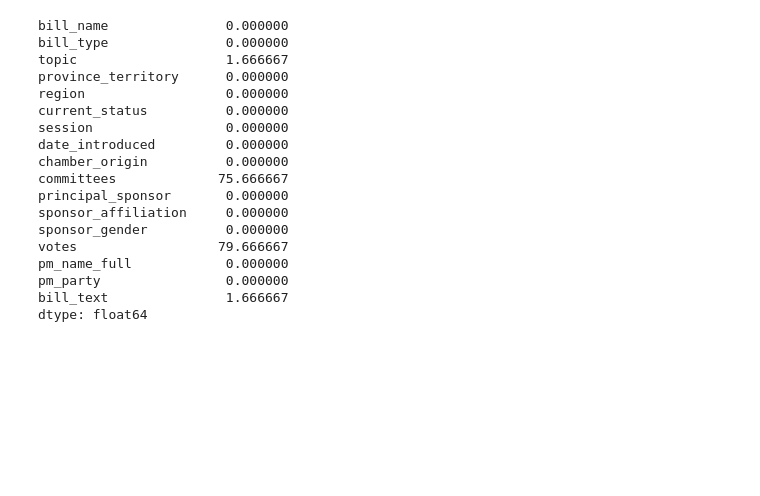
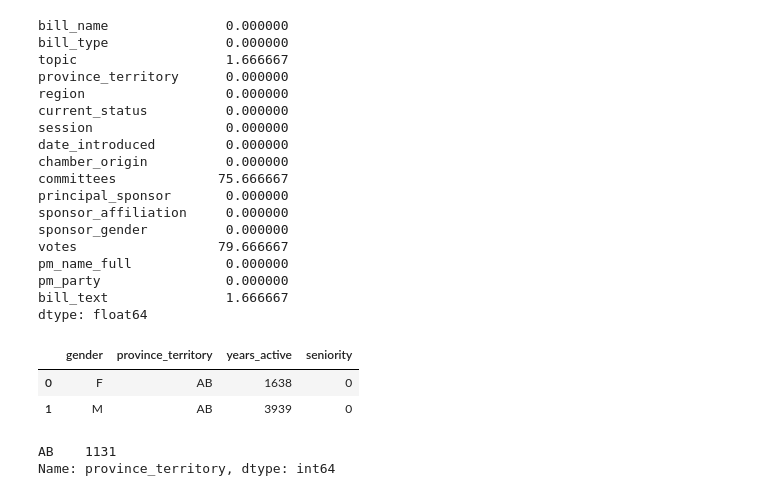
Before and after one commit to PANDASANG1231/BIRS_CIH_dashboard, a Jupyter notebook: Untitled1.ipynb, the cells around one changed output. Drawn from its saved outputs; the diff is of its cells as text; code cells hidden in the pictures; blank space fills up the shorter version.

```diff
--- a/Untitled1.ipynb
+++ b/Untitled1.ipynb
@@ -95,3 +95,14 @@ D_Legislator.to_excel("Division_legislator_clean.xlsx")
 F_Legislator.to_excel("Federal_legislator_clean.xlsx")
 D_Legislation.to_excel("Division_legislation_clean.xlsx")
 F_Legistlation.to_excel("Federal_legislation_clean.xlsx")
+# %%
+D_Legislator.groupby(["gender","province_territory"]).sum().reset_index()
+# %% [output]
+|  | gender | province_territory | years_active | seniority |
+| 0 | F | AB | 1638 | 0 |
+| 1 | M | AB | 3939 | 0 |
+# %%
+D_Legislator["province_territory"].value_counts()
+# %% [output]
+AB    1131
+Name: province_territory, dtype: int64
```
Also changed, not shown: 3 other files.
